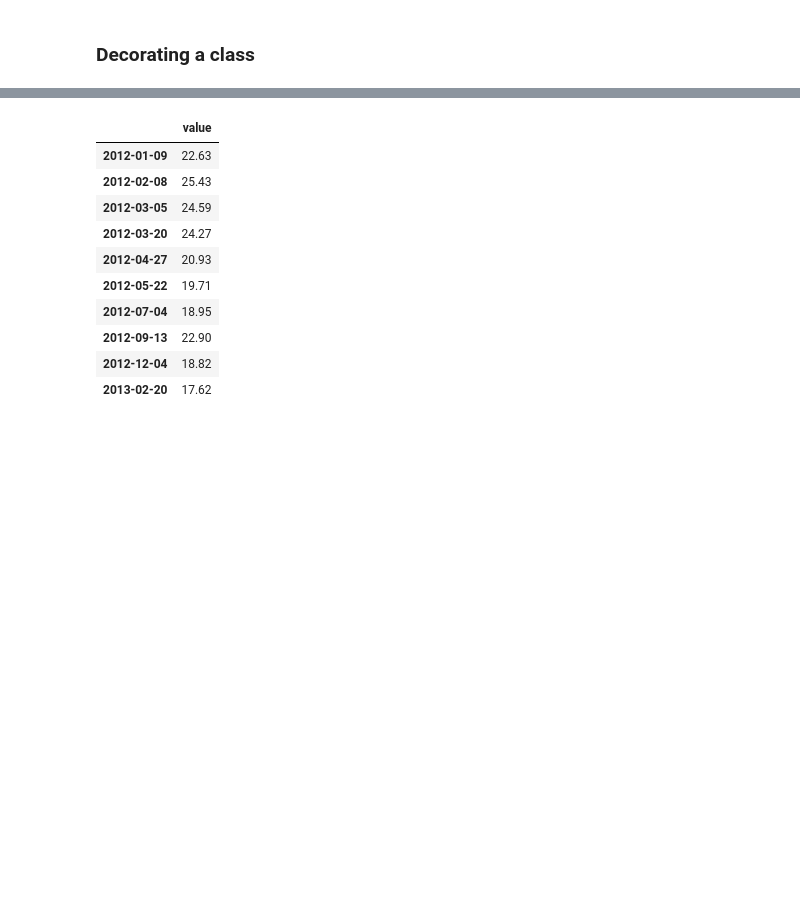
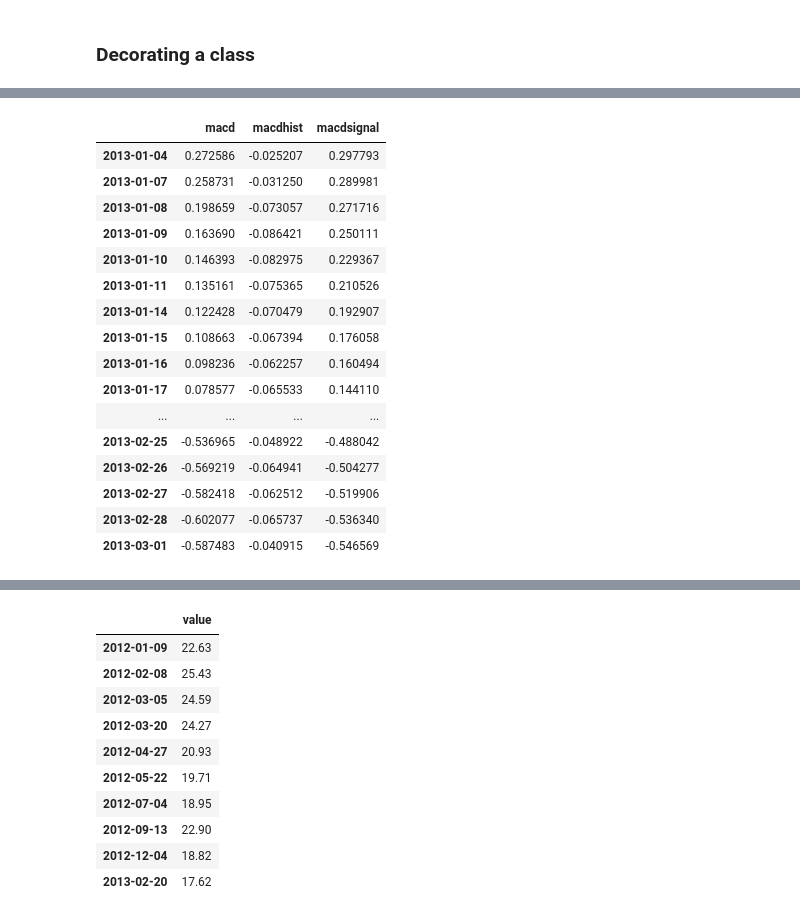
Before and after one commit to rhlobo/bigtempo, a Jupyter notebook: ipy-notebooks/DataSourceProcessor Decoratior.ipynb, the cells around one changed output, grey strips where cells are left out. Drawn from its saved outputs; the diff is of its cells as text; code cells hidden in the pictures; blank space fills up the shorter version.

```diff
--- a/ipy-notebooks/DataSourceProcessor Decoratior.ipynb
+++ b/ipy-notebooks/DataSourceProcessor Decoratior.ipynb
@@ -130,5 +146,23 @@ class Normalized_MACD(object):
 # %%
-#engine.evaluate('MACD', '', dt(2013, 1, 1), dt(2013, 3, 1))
+engine.evaluate('MACD', 'PETR4', dt(2013, 1, 1), dt(2013, 3, 1))
+# %% [output]
+|  | macd | macdhist | macdsignal |
+| 2013-01-04 | 0.272586 | -0.025207 | 0.297793 |
+| 2013-01-07 | 0.258731 | -0.031250 | 0.289981 |
+| 2013-01-08 | 0.198659 | -0.073057 | 0.271716 |
+| 2013-01-09 | 0.163690 | -0.086421 | 0.250111 |
+| 2013-01-10 | 0.146393 | -0.082975 | 0.229367 |
+| 2013-01-11 | 0.135161 | -0.075365 | 0.210526 |
+| 2013-01-14 | 0.122428 | -0.070479 | 0.192907 |
+| 2013-01-15 | 0.108663 | -0.067394 | 0.176058 |
+| 2013-01-16 | 0.098236 | -0.062257 | 0.160494 |
+| 2013-01-17 | 0.078577 | -0.065533 | 0.144110 |
+| ... | ... | ... | ... |
+| 2013-02-25 | -0.536965 | -0.048922 | -0.488042 |
+| 2013-02-26 | -0.569219 | -0.064941 | -0.504277 |
+| 2013-02-27 | -0.582418 | -0.062512 | -0.519906 |
+| 2013-02-28 | -0.602077 | -0.065737 | -0.536340 |
+| 2013-03-01 | -0.587483 | -0.040915 | -0.546569 |
 # %%
 class PointRegistror(object):
 
```
Also changed, not shown: parts of 11 cells of this notebook.
